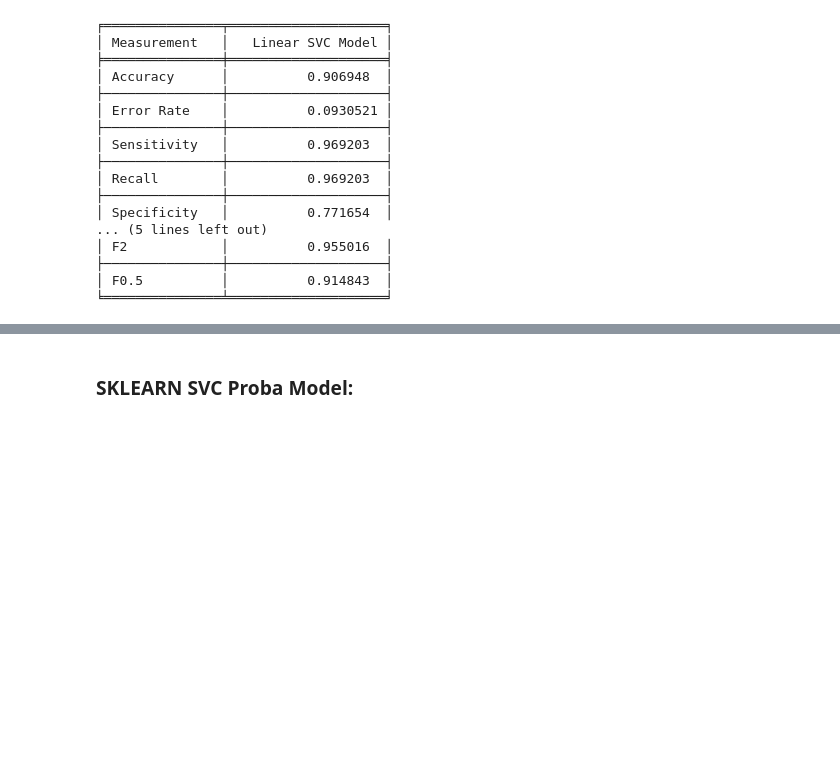
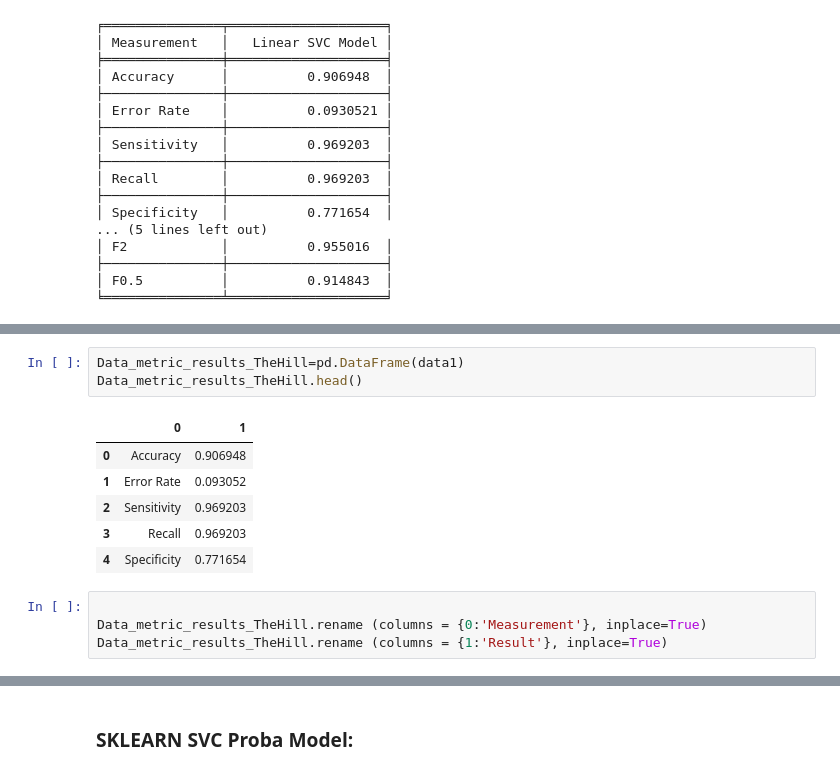
Before and after one commit to fausa/Bias_Detection_in_Journalism, a Jupyter notebook: deliverables/ADS509_FausA_PREPROCESS_EDA_MODELING.ipynb, the cells around one changed output, grey strips where cells are left out. Saved outputs shown, nothing was run; the diff lists cells and outputs as text; blank space fills up the shorter version.

```diff
--- a/deliverables/ADS509_FausA_PREPROCESS_EDA_MODELING.ipynb
+++ b/deliverables/ADS509_FausA_PREPROCESS_EDA_MODELING.ipynb
@@ -939,0 +966,14 @@ ModelEvaluationTable[1]
+# %%
+Data_metric_results_TheHill=pd.DataFrame(data1)
+Data_metric_results_TheHill.head()
+# %% [output]
+|  | 0 | 1 |
+| 0 | Accuracy | 0.906948 |
+| 1 | Error Rate | 0.093052 |
+| 2 | Sensitivity | 0.969203 |
+| 3 | Recall | 0.969203 |
+| 4 | Specificity | 0.771654 |
+# %%
+
+Data_metric_results_TheHill.rename (columns = {0:'Measurement'}, inplace=True)
+Data_metric_results_TheHill.rename (columns = {1:'Result'}, inplace=True)
```
Also changed, not shown: parts of 8 cells of this notebook.
